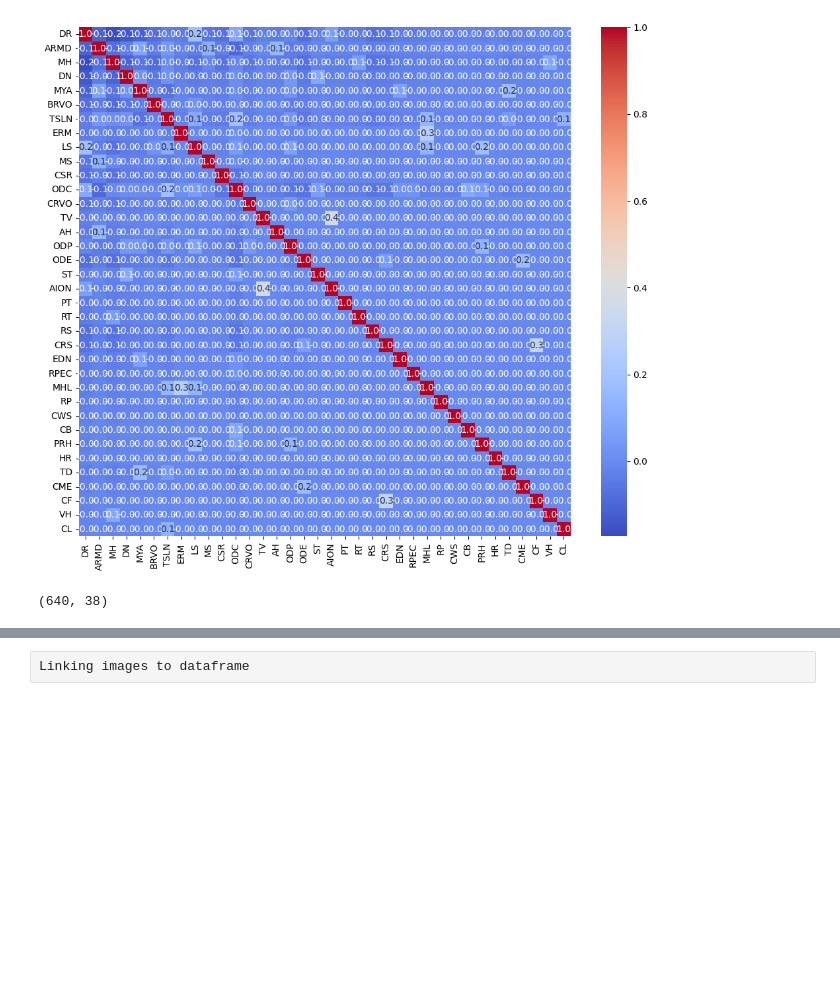
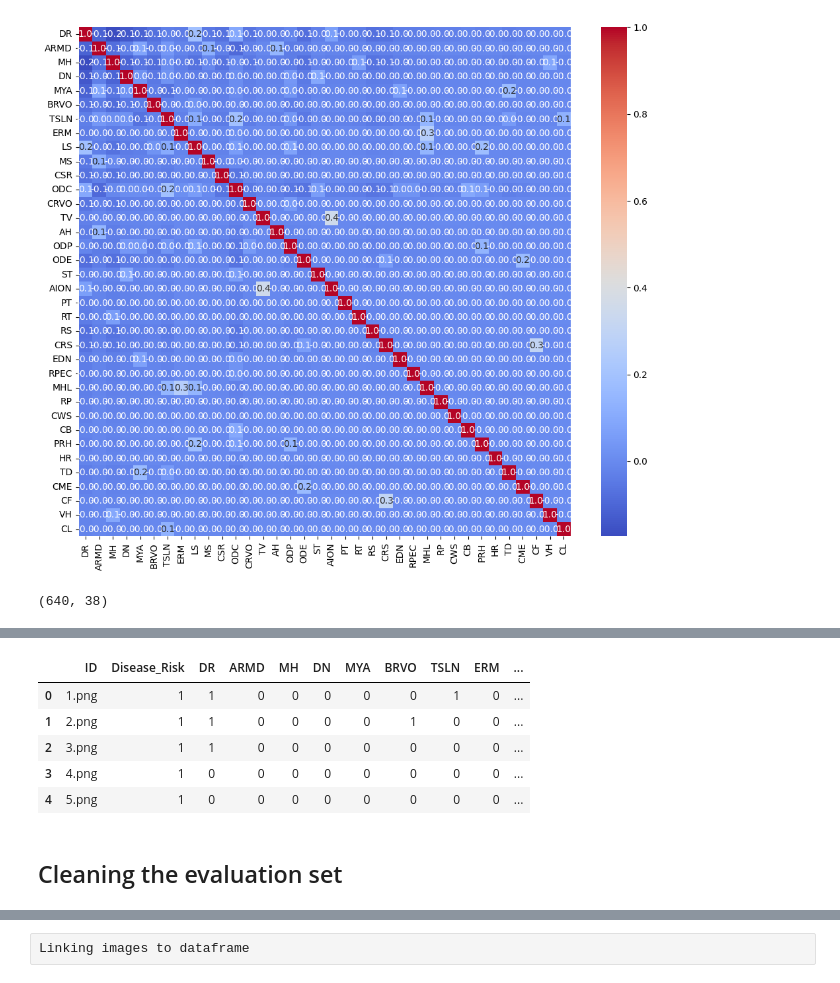
Before and after one commit to CapucineFoucher/ProjectDataCamp, a Jupyter notebook: BACK/work on dataset.ipynb, the cells around one changed output, grey strips where cells are left out. Drawn from its saved outputs; the diff is of its cells as text; code cells hidden in the pictures; blank space fills up the shorter version.

```diff
--- a/BACK/work on dataset.ipynb
+++ b/BACK/work on dataset.ipynb
@@ -133,0 +135,20 @@ df_test_cleaned.to_csv("test_cleaned.csv")
+# %%
+##### drop les colonnes qui ont que des 0 ##########
+# Liste des noms de colonnes à supprimer
+columns_to_drop = ['ODPM', 'HR']
+
+# Supprimez les colonnes
+df_train.drop(columns=columns_to_drop, inplace=True)
+# %%
+df_train_cleaned = df_test.copy()
+df_train_cleaned['ID'] = df_train['ID'].astype(str) + '.png'
+df_train_cleaned = df_train_cleaned.astype(str)
+# %%
+df_train_cleaned.head()
+# %% [output]
+|  | ID | Disease_Risk | DR | ARMD | MH | DN | MYA | BRVO | TSLN | ERM | ... |
+| 0 | 1.png | 1 | 1 | 0 | 0 | 0 | 0 | 0 | 1 | 0 | ... |
+| 1 | 2.png | 1 | 1 | 0 | 0 | 0 | 0 | 1 | 0 | 0 | ... |
+| 2 | 3.png | 1 | 1 | 0 | 0 | 0 | 0 | 0 | 0 | 0 | ... |
+| 3 | 4.png | 1 | 0 | 0 | 0 | 0 | 0 | 0 | 0 | 0 | ... |
+| 4 | 5.png | 1 | 0 | 0 | 0 | 0 | 0 | 0 | 0 | 0 | ... |
@@ -133,0 +157,2 @@ df_test_cleaned.to_csv("test_cleaned.csv")
+# %% [markdown]
+## Cleaning the evaluation set
```
Also changed, not shown: parts of 22 cells of this notebook, 2 other files.
